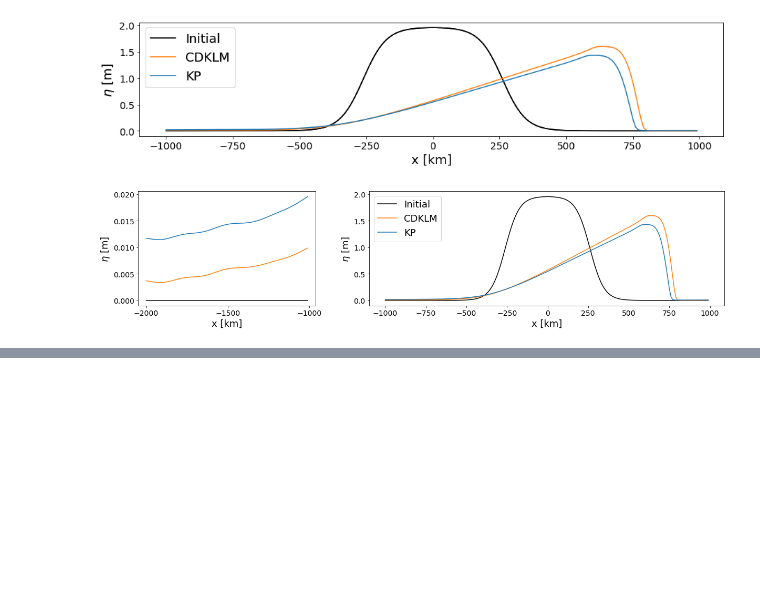
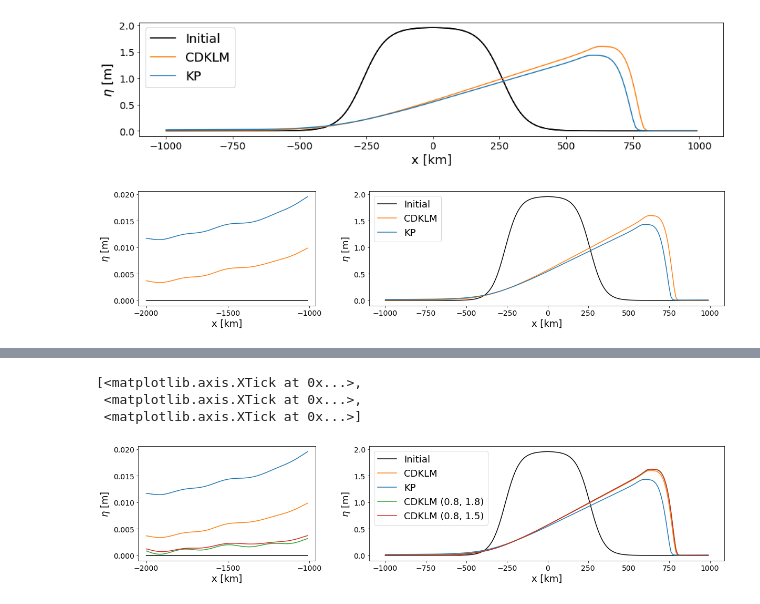
Before and after one commit to sintefmath/havvarsel-flux-investigations, a Jupyter notebook: KelvinWave.ipynb, the cells around one changed output, grey strips where cells are left out. Drawn from its saved outputs; the diff is of its cells as text; code cells hidden in the pictures; blank space fills up the shorter version.

Commit message:
Checking Kelvin waves for recommended parameters

```diff
--- a/KelvinWave.ipynb
+++ b/KelvinWave.ipynb
@@ -792,0 +793,3 @@ plt.savefig("figs/kelvin2.pdf", bbox_inches="tight")
+# %%
+recommendedData = runPeriodicSims(sims=[0,1], theta=1.8, flux_balancer=0.8)
+phi08_theta15_data = runPeriodicSims(sims=[0,1], theta=1.5, flux_balancer=0.8)
@@ -792,0 +814,49 @@ plt.savefig("figs/kelvin2.pdf", bbox_inches="tight")
+# %%
+fig, axs = plt.subplots(1,2,figsize=(20,4),  gridspec_kw={'width_ratios': [1,2]})
+
+nx = big_data["KP"]['hovmuller'][0][1].shape[1]
+x_mid = int(nx/2)
+x_start = x_mid - int(nx/5)
+x_end   = x_mid + int(nx/5)
+x_axis = np.array(range(x_start-x_mid, x_end-x_mid))*big_data['dx']/1000
+
+axs[1].set_xlabel("x [km]", fontsize=18)
+axs[1].set_ylabel("$\eta$ [m]", fontsize=18)
+
+axs[1].tick_params(axis='both', which='major', labelsize=14)
+
+axs[1].plot(x_axis, big_data["KP"]["hovmuller"][0][1][0 , x_start:x_end], "-", c="black", label="Initial")
+axs[1].plot(x_axis, big_data["CDKLM"]["hovmuller"][0][1][-1 , x_start:x_end], "-", c="C1", label="CDKLM")
+axs[1].plot(x_axis, big_data["KP"]["hovmuller"][0][1][-1 , x_start:x_end], "-", c="C0", label="KP")
+axs[1].plot(x_axis, recommendedData["CDKLM"]["hovmuller"][0][1][-1 , x_start:x_end], "-", c="C2", label="CDKLM (0.8, 1.8)")
+axs[1].plot(x_axis, phi08_theta15_data["CDKLM"]["hovmuller"][0][1][-1 , x_start:x_end], "-", c="C3", label="CDKLM (0.8, 1.5)")
+
+axs[1].legend(fontsize=18)
+
+
+
+left_shift = 100
+axis_length = 100
+x_axis1 = np.array(range(x_start-x_mid-left_shift, x_start-x_mid-left_shift+axis_length))*big_data['dx']/1000
+
+axs[0].set_xlabel("x [km]", fontsize=18)
+axs[0].set_ylabel("$\eta$ [m]", fontsize=18)
+axs[0].tick_params(axis='both', which='major', labelsize=14)
+
+
+axs[0].plot(x_axis1, big_data["KP"]["hovmuller"][0][1][0 , x_start-left_shift:x_start-left_shift+axis_length], "-", c="black", label="Initial")
+axs[0].plot(x_axis1, big_data["CDKLM"]["hovmuller"][0][1][-1 , x_start-left_shift:x_start-left_shift+axis_length], "-", c="C1", label="CDKLM")
+axs[0].plot(x_axis1, big_data["KP"]["hovmuller"][0][1][-1 , x_start-left_shift:x_start-left_shift+axis_length], "-", c="C0", label="KP")
+axs[0].plot(x_axis1, recommendedData["CDKLM"]["hovmuller"][0][1][-1 , x_start-left_shift:x_start-left_shift+axis_length], "-", c="C2", label="CDKLM (0.8, 1.8)")
+axs[0].plot(x_axis1, phi08_theta15_data["CDKLM"]["hovmuller"][0][1][-1 , x_start-left_shift:x_start-left_shift+axis_length], "-", c="C3", label="CDKLM (0.8, 1.5)")
+
+# axs[1].set_ylim([0.0, None])
+axs[0].set_xticks([-2000, -1500, -1000])
+
+#os.makedirs("figs", exist_ok=True)
+#plt.savefig("figs/kelvin2_with_recommended.pdf", bbox_inches="tight")
+# %% [output]
+[<matplotlib.axis.XTick at 0x...>,
+ <matplotlib.axis.XTick at 0x...>,
+ <matplotlib.axis.XTick at 0x...>]
+[figure, added]
```
Also changed, not shown: parts of 4 cells of this notebook.
